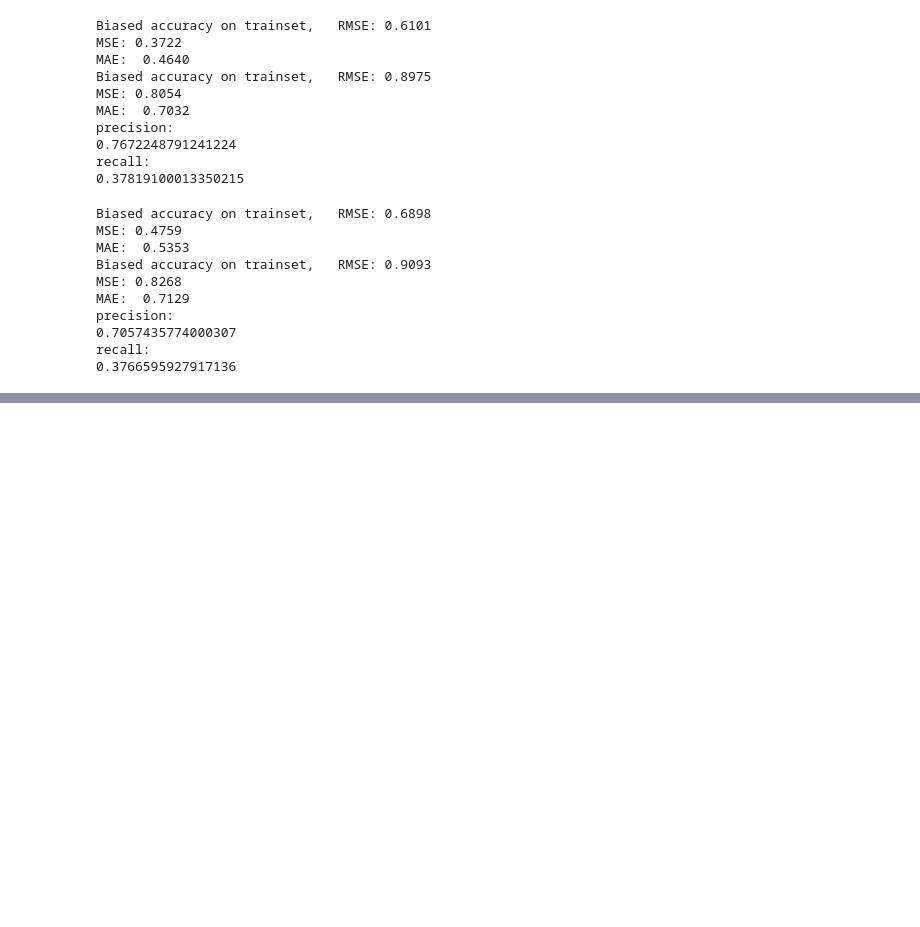
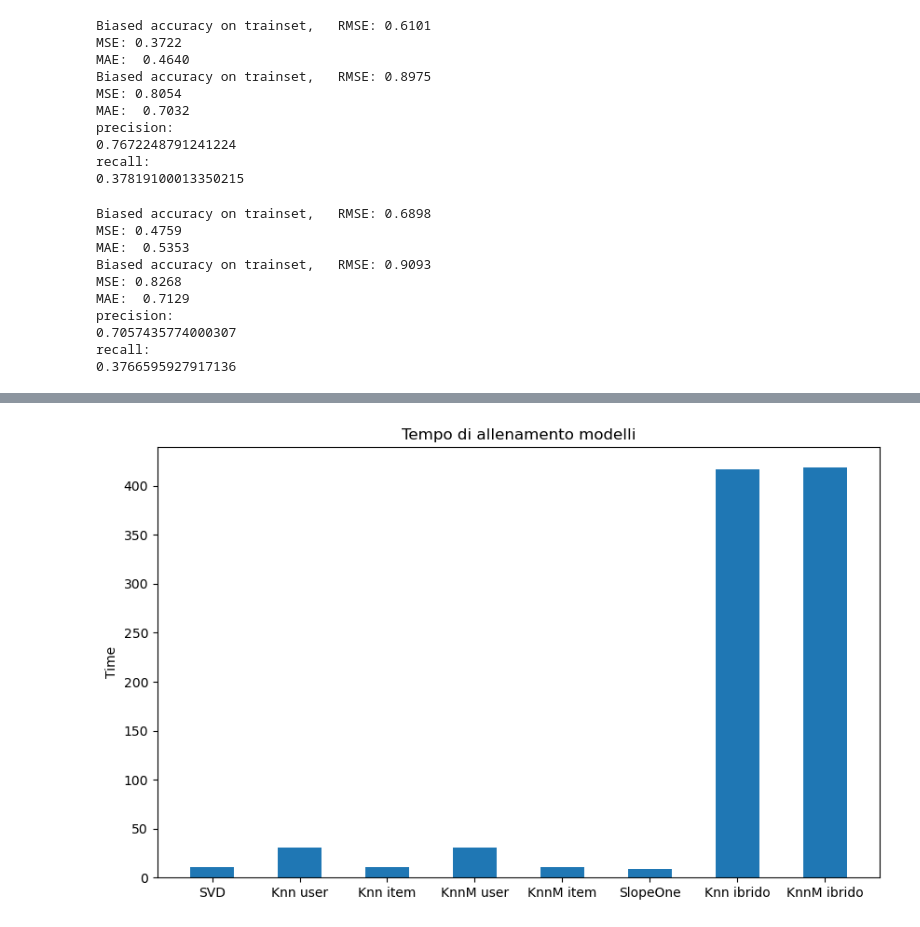
Before and after one commit to elia-guglielmi/ML-SIIprogetto, a Jupyter notebook: trainModelli.ipynb, the cells around one changed output, grey strips where cells are left out. Saved outputs shown, nothing was run; the diff lists cells and outputs as text; code cells hidden in the pictures; blank space fills up the shorter version.

```diff
--- a/trainModelli.ipynb
+++ b/trainModelli.ipynb
@@ -489,0 +548,8 @@ recall:
+# %%
+plt.figure(figsize=(10,6))
+plt.title('Tempo di allenamento modelli')
+plt.bar(df["algo"],df["train_time"],width=0.5)
+plt.ylabel('Time')
+plt.savefig('img\Risultati_train_time.jpg')
+# %% [output]
+[figure, added]
```
Also changed, not shown: parts of 5 cells of this notebook, 8 other files.
